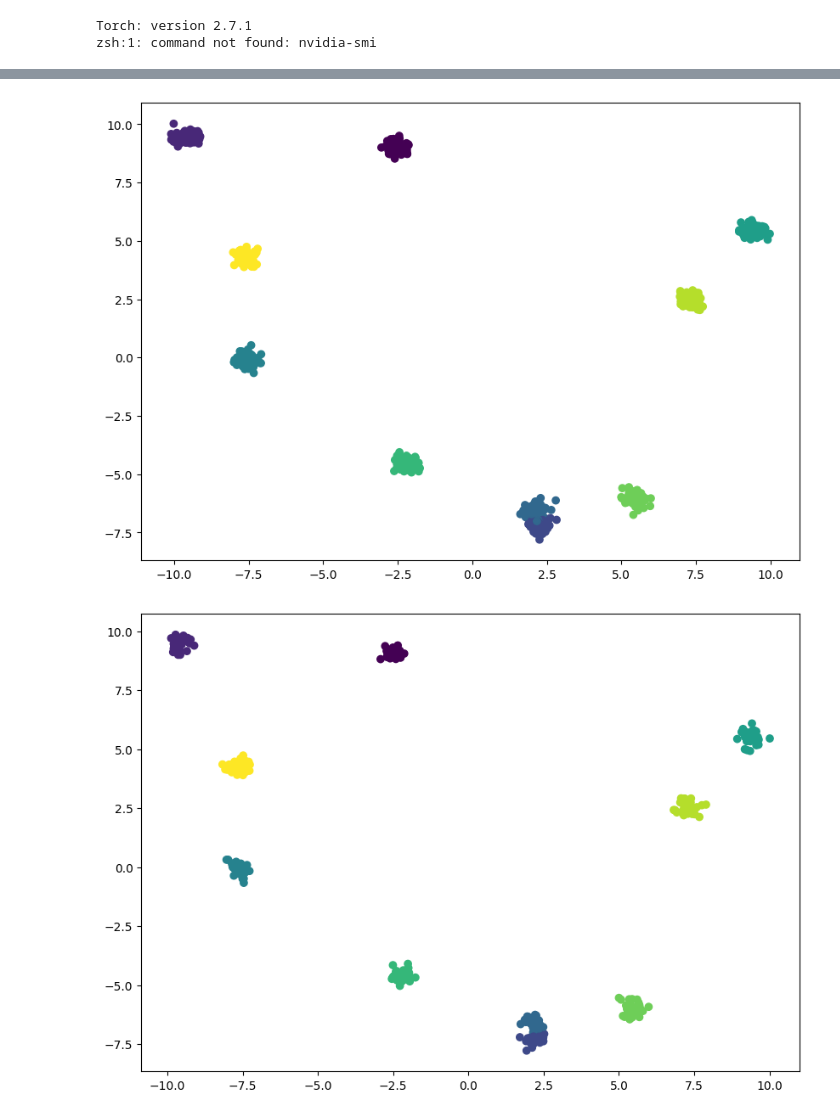
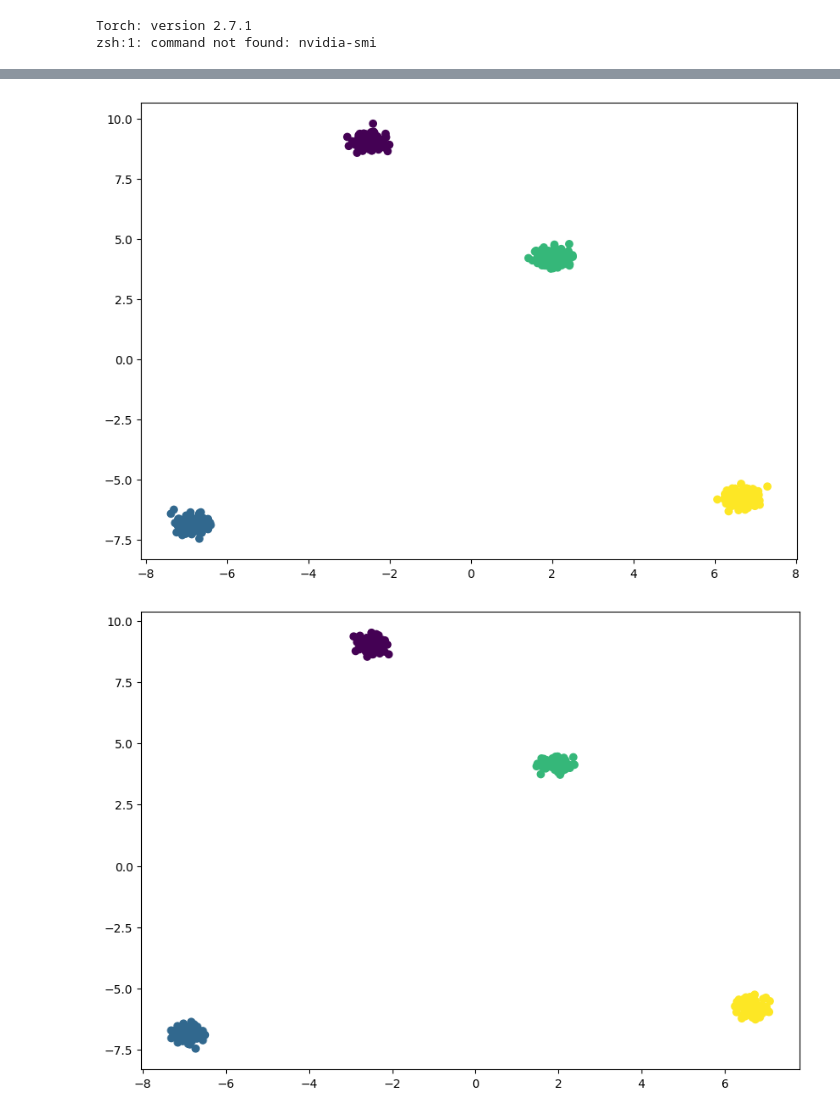
Before and after one commit to GiovanniRaseraF/cpp, a Jupyter notebook: pytorch/code/05_MulticlassClassification.ipynb, the cells around one changed output, grey strips where cells are left out. Saved outputs shown, nothing was run; the diff lists cells and outputs as text; code cells hidden in the pictures.

```diff
--- a/pytorch/code/05_MulticlassClassification.ipynb
+++ b/pytorch/code/05_MulticlassClassification.ipynb
@@ -9,8 +29,8 @@ from sklearn.model_selection import train_test_split
 from helper_functions import *
 
 N_SAMPLES = 1000
-NUM_CLASSES = 10
-NUM_FEATURES = 10
+NUM_CLASSES = 4
+NUM_FEATURES = 4
 RANDOM_SEED = 42
 
 print(f"Torch: version {torch.__version__}")
@@ -70,20 +90,26 @@ class MultiClass(nn.Module):
 
 model = MultiClass()
 # %%
-def printClass(X_, y_, n_classes):
+def flatten(y_, n_classes):
     y_train_blob = torch.zeros(len(y_))
     for i in range(len(y_train_blob)):
         for c in range(n_classes):
             if int(y_[i][c].item()) == 1:
                 y_train_blob[i] = c
+    return y_train_blob
 
+
+def printClass(X_, y_, n_classes):
+    y_train_blob = flatten(y_, n_classes)
     plt.figure(figsize=(10, 7))
     plt.scatter(X_[:, 0], X_[:, 1], c = y_train_blob)
 
 # Calculate accuracy - out of 100 what percent the model gets right
-def accuracy_fn(y_test, preds):
-    correct = torch.sum(torch.eq(y_test, preds).type(torch.int))
-    return  correct.item() / len(y_test) * 10
+def accuracy_fn(y_test, preds, n_classes = 4):
+    y_test_blob = flatten(y_test, n_classes)
+    peds_train_blob = flatten(preds, n_classes)
+    correct = torch.sum(torch.eq(y_test_blob, peds_train_blob).type(torch.int))
+    return  correct.item() / len(y_test) * 100
 
 y = torch.zeros(N_SAMPLES, NUM_CLASSES)
 for i in range(len(y_blob)):
@@ -114,7 +140,7 @@ optimizer = optim.SGD(
 )
 # Training
 torch.manual_seed(RANDOM_SEED)
-epochs = 1000
+epochs = 100
 for ep in range(epochs):
     model.train()
 
@@ -125,6 +151,7 @@ for ep in range(epochs):
     # loss and accuracy
     loss = loss_fn(y_logits, # we expect raw logits
                    y_train)
+    acc = accuracy_fn(y_train, y_pred, NUM_CLASSES)
 
     optimizer.zero_grad()
 
@@ -140,10 +167,10 @@ for ep in range(epochs):
 
         # test loss
         test_loss = loss_fn(test_logits, y_test)
-        acc = accuracy_fn(y_test, test_pred)
+        tacc = accuracy_fn(y_test, test_pred, NUM_CLASSES)
 
     if ep % (epochs / 10) == 0:
-        print(f"Ep: {ep} | loss: {loss:.5f} | tloss: {test_loss:.5f} | tacc: {acc} ")
+        print(f"Ep: {ep} | loss: {loss:.5f} | tloss: {test_loss:.5f} | acc: {acc} | tacc: {tacc} ")
 
 # Lets visualize
 with torch.inference_mode():
@@ -164,3 +191,3 @@ Ep: 900 | loss: 0.05175 | tloss: 0.05321 | tacc: 100.0
-[figure, old version]
+[figure, new version]
-[figure, old version]
+[figure, new version]
 # %%
```
Also changed, not shown: parts of 5 cells of this notebook, 3 other files.
